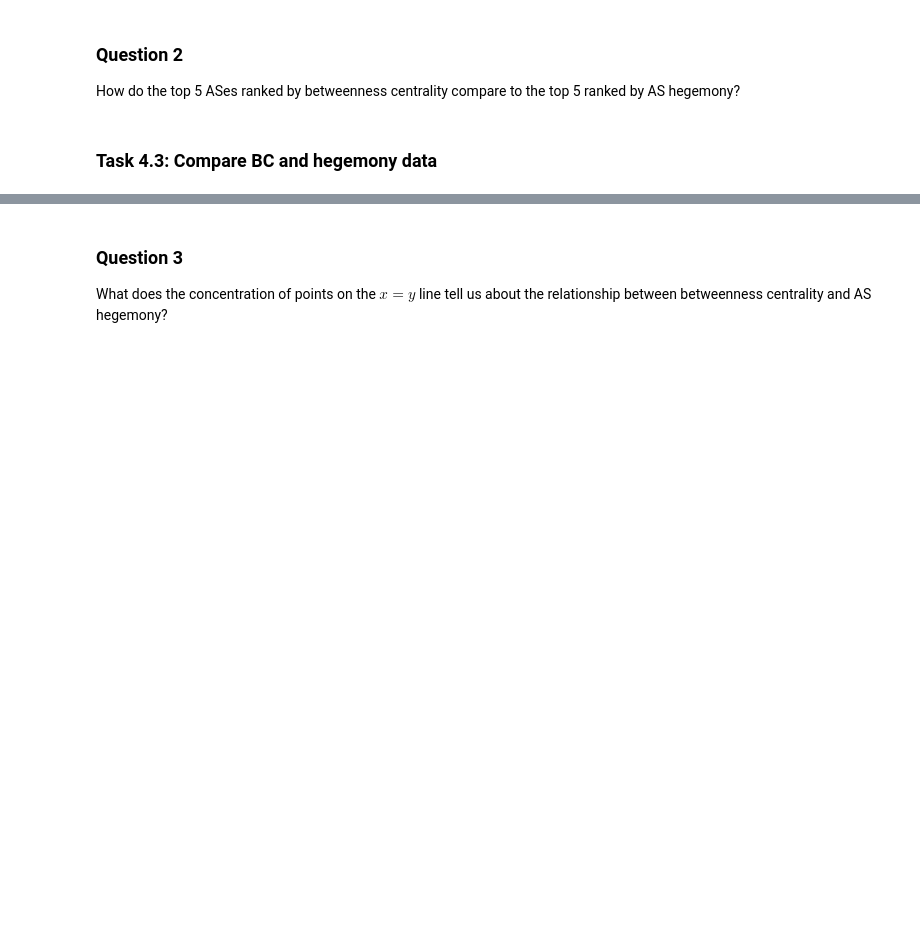
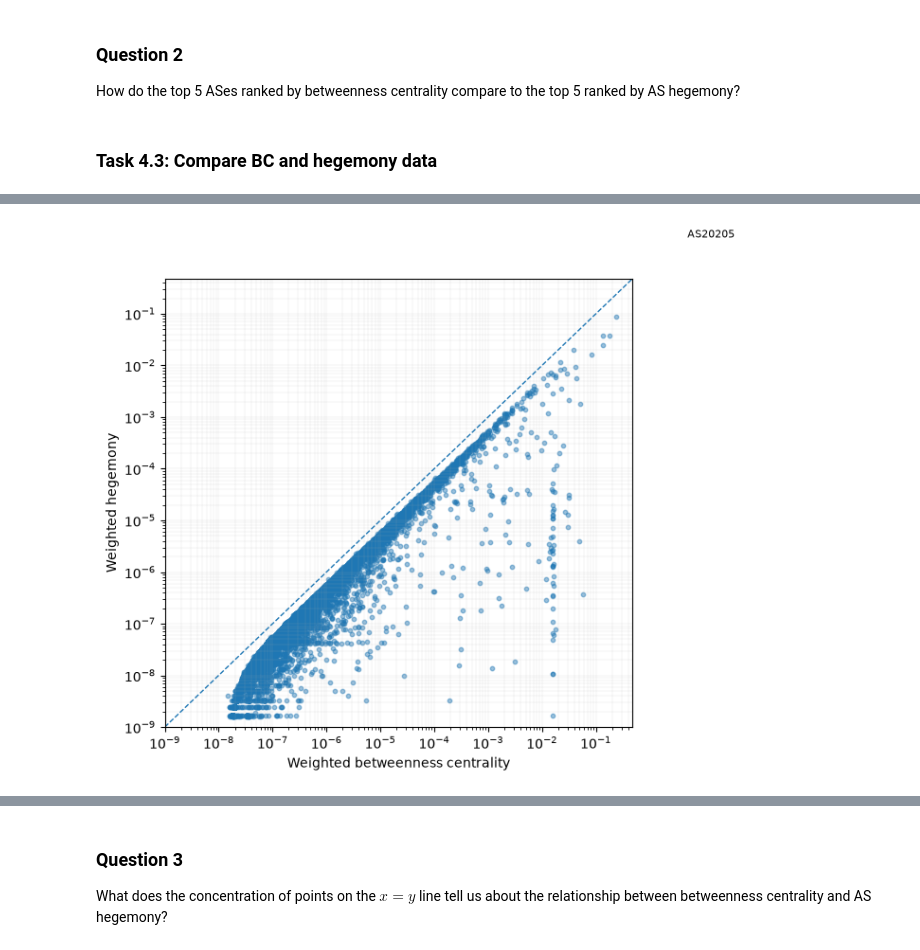
Before and after one commit to luyuanfan/nids-as-centrality, a Jupyter notebook: nids-as-centrality-refactored.ipynb, the cells around one changed output, grey strips where cells are left out. Cells and saved outputs as stored; diff of their text form; code cells hidden in the pictures; blank space fills up the shorter version.

```diff
--- a/nids-as-centrality-refactored.ipynb
+++ b/nids-as-centrality-refactored.ipynb
@@ -555,25 +589,28 @@ rank_df.head(15)
 # %%
 pos = compare_df[(compare_df["w_bc"] > 0) & (compare_df["w_hege"] > 0)]
+pos["bc_hege_ratio"] = pos["w_bc"] / pos["w_hege"]
 
 fig, ax = plt.subplots(figsize=(7, 6))
 
 lo = max(min(pos["w_bc"].min(), pos["w_hege"].min()), 1e-9)
 hi = max(pos["w_bc"].max(), pos["w_hege"].max()) * 2
 ax.plot([lo, hi], [lo, hi], linewidth=1, linestyle="--")
 
 ax.scatter(pos["w_bc"], pos["w_hege"], s=10, alpha=0.45)
 
 asn_outlier = pos.iloc[(pos["w_bc"] / pos["w_hege"]).argmax()]
 ax.annotate(f"AS{asn_outlier['asn']}", xy=(asn_outlier["w_bc"], asn_outlier["w_hege"]),
             xytext=(5, 3), fontsize=8)
 
 ax.set_xscale("log")
 ax.set_yscale("log")
 ax.set_xlim(lo, hi)
 ax.set_ylim(lo, hi)
 ax.grid(True, which="major", linewidth=0.2, alpha=0.5)
 ax.grid(True, which="minor", linewidth=0.2, alpha=0.5)
 ax.set_xlabel("Weighted betweenness centrality")
 ax.set_ylabel("Weighted hegemony")
 fig.tight_layout()
 plt.show()
+# %% [output]
+[figure, added]
```
Also changed, not shown: parts of 4 cells of this notebook.
